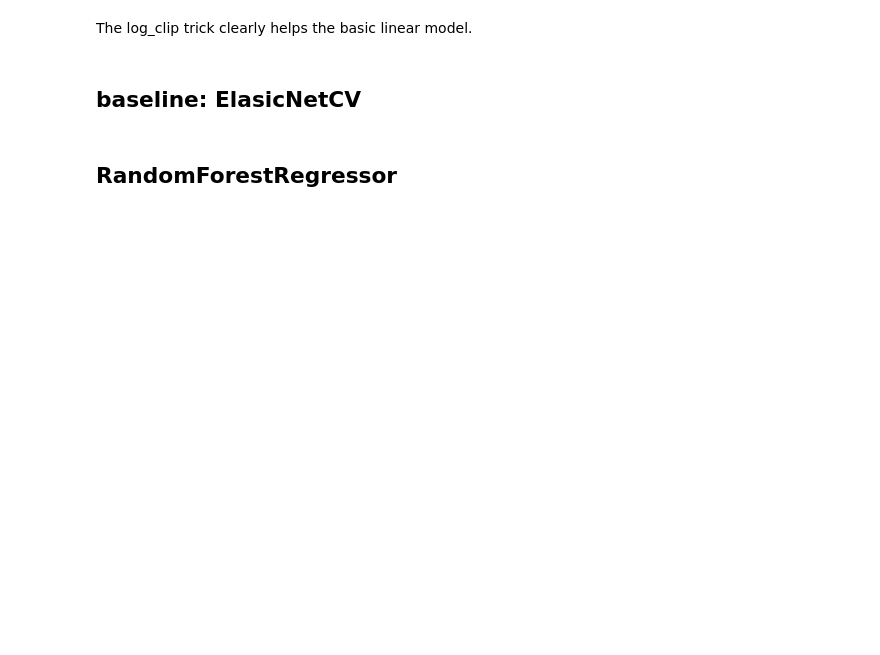
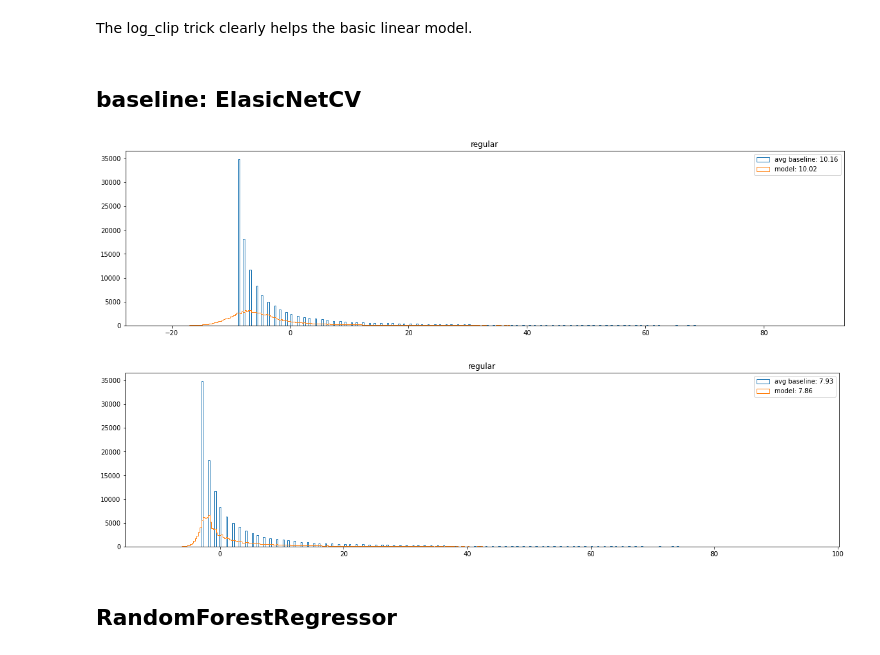
Before and after one commit to cb-314/vendor_challenge, a Jupyter notebook: vendor_challenge.ipynb, the cells around one changed output. Cells and saved outputs as stored; diff of their text form; code cells hidden in the pictures; blank space fills up the shorter version.

Commit message:
added images for training and some notes

```diff
--- a/vendor_challenge.ipynb
+++ b/vendor_challenge.ipynb
@@ -619,13 +742,16 @@ The log_clip trick clearly helps the basic linear model.
 # %%
 elastic_model = sklearn.linear_model.ElasticNetCV()
 
-# sampling for speed
-idx_sample = np.random.randint(x_train.shape[0], size=1000)
+# sampling for speed in experimentation
+idx_sample = np.random.randint(x_train.shape[0], size=10000)
 x_train_sample = x_train[idx_sample,:]
 y_train_sample = y_train[idx_sample]
 
 eval_model(elastic_model, x_train_sample, y_train_sample, x_test, y_test)
 eval_model_clipped_log(elastic_model, x_train_sample, y_train_sample, x_test, y_test)
+# %% [output]
+[figure, added]
+[figure, added]
 # %% [markdown]
 ## RandomForestRegressor
 # %%
```
Also changed, not shown: parts of 22 cells of this notebook.
